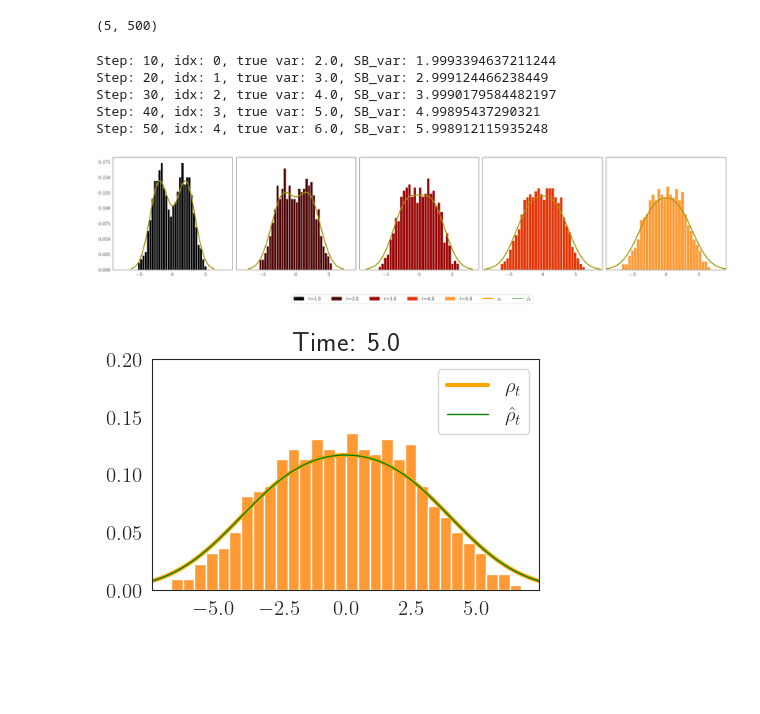
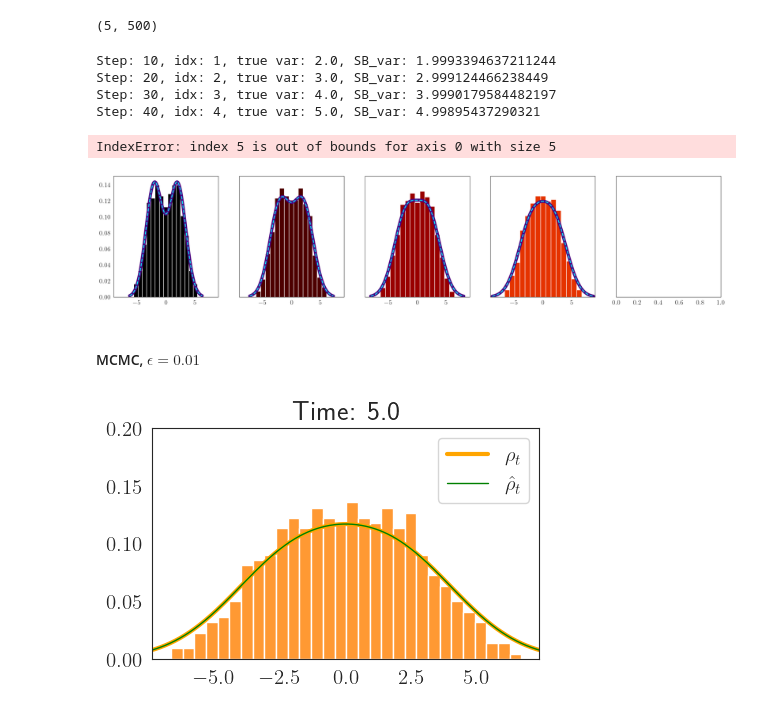
Before and after one commit to medhaaga/SchrodingerBridgeScheme, a Jupyter notebook: BP_scheme_Entropy.ipynb, the cells around one changed output. Cells and saved outputs as stored; diff of their text form; code cells hidden in the pictures; blank space fills up the shorter version.

```diff
--- a/BP_scheme_Entropy.ipynb
+++ b/BP_scheme_Entropy.ipynb
@@ -608,3 +545,45 @@ X_SB.shape
 # %% [output]
 [10 20 30 40 50]
 (5, 500)
+# %%
+sns.styletype='white'
+cmap = plt.get_cmap("gist_heat")
+fig, axs = plt.subplots(1, 5, figsize=(25,5), sharey=True)
+
+for i in range(len(plot_steps)):
+    step = plot_steps[i]
+    time = step*step_size
+    xlim = 9
+    color = cmap(i/len(plot_steps))
+
+    axs[i].hist(X_SB[plot_steps[i]//10 ,:], color=color, edgecolor='white', bins=15, density=True, label=f'$t$={time}')
+
+    true_var = sigma_squared + time
+    SB_var = forward_SB_var(sigma_squared, step_size, k=step)
+    print(f'Step: {step}, idx: {plot_steps[i]//10}, true var: {true_var}, SB_var: {SB_var}')
+    x, pdf_values = draw_gaussian_mix(mu1=mu1, mu2=mu2, std_dev=np.sqrt(true_var))
+    if i == len(plot_steps)-1:
+        axs[i].plot(x, pdf_values, label=r'$\rho_t$', color='indigo', linewidth=7)
+    else:
+        axs[i].plot(x, pdf_values, color='indigo', linewidth=7)
+
+    x, pdf_values = draw_gaussian_mix(mu1=mu1, mu2=mu2, std_dev=np.sqrt(SB_var))
+    if i == len(plot_steps)-1:
+        axs[i].plot(x, pdf_values, label=r'$\hat \rho_t$', color='aqua', linewidth=2, linestyle='--')
+    else:
+        axs[i].plot(x, pdf_values, color='aqua', linewidth=2, linestyle='--')
+
+
+    axs[i].set_xlim(-xlim, xlim)
+fig.legend(loc='lower center', bbox_to_anchor=(0.5, -0.2), ncol=len(plot_steps)+2)
+plt.tight_layout()
+plt.show()
+# %% [output]
+Step: 10, idx: 1, true var: 2.0, SB_var: 1.9993394637211244
+Step: 20, idx: 2, true var: 3.0, SB_var: 2.999124466238449
+Step: 30, idx: 3, true var: 4.0, SB_var: 3.9990179584482197
+Step: 40, idx: 4, true var: 5.0, SB_var: 4.99895437290321
+IndexError: index 5 is out of bounds for axis 0 with size 5
+[figure, added]
+# %% [markdown]
+#### MCMC, $\epsilon = 0.01$
@@ -619,35 +607,28 @@ for i in range(len(plot_steps)):
     xlim = 9
     color = cmap(i/len(plot_steps))
 
-    axs[i].hist(X_SB[plot_steps[i]//10 - 1,:], color=color, edgecolor='white', bins=30, density=True, label=f'$t$={time}')
+    axs[i].hist(X_SB[plot_steps[i]//10 - 1,:], color=color, edgecolor='white', bins=15, density=True, label=f'$t$={time}')
 
     true_var = sigma_squared + time
     SB_var = forward_SB_var(sigma_squared, step_size, k=step)
     print(f'Step: {step}, idx: {plot_steps[i]//10 - 1}, true var: {true_var}, SB_var: {SB_var}')
     x, pdf_values = draw_gaussian_mix(mu1=mu1, mu2=mu2, std_dev=np.sqrt(true_var))
     if i == len(plot_steps)-1:
-        axs[i].plot(x, pdf_values, label=r'$\rho_t$', color='orange', linewidth=3)
+        axs[i].plot(x, pdf_values, label=r'$\rho_t$', color='indigo', linewidth=7)
     else:
-        axs[i].plot(x, pdf_values, color='orange', linewidth=3)
+        axs[i].plot(x, pdf_values, color='indigo', linewidth=7)
 
     x, pdf_values = draw_gaussian_mix(mu1=mu1, mu2=mu2, std_dev=np.sqrt(SB_var))
     if i == len(plot_steps)-1:
-        axs[i].plot(x, pdf_values, label=r'$\hat \rho_t$', color='green', linewidth=1)
+        axs[i].plot(x, pdf_values, label=r'$\hat \rho_t$', color='aqua', linewidth=2)
     else:
-        axs[i].plot(x, pdf_values, color='green', linewidth=1)
+        axs[i].plot(x, pdf_values, color='aqua', linewidth=2)
 
 
     axs[i].set_xlim(-xlim, xlim)
 fig.legend(loc='lower center', bbox_to_anchor=(0.5, -0.2), ncol=len(plot_steps)+2)
 plt.tight_layout()
 plt.show()
-# %% [output]
-Step: 10, idx: 0, true var: 2.0, SB_var: 1.9993394637211244
-Step: 20, idx: 1, true var: 3.0, SB_var: 2.999124466238449
-Step: 30, idx: 2, true var: 4.0, SB_var: 3.9990179584482197
-Step: 40, idx: 3, true var: 5.0, SB_var: 4.99895437290321
-Step: 50, idx: 4, true var: 6.0, SB_var: 5.998912115935248
-[figure, removed]
 # %%
 num_frames = len(all_steps)
 
```
Also changed, not shown: parts of 35 cells of this notebook, 17 other files.
